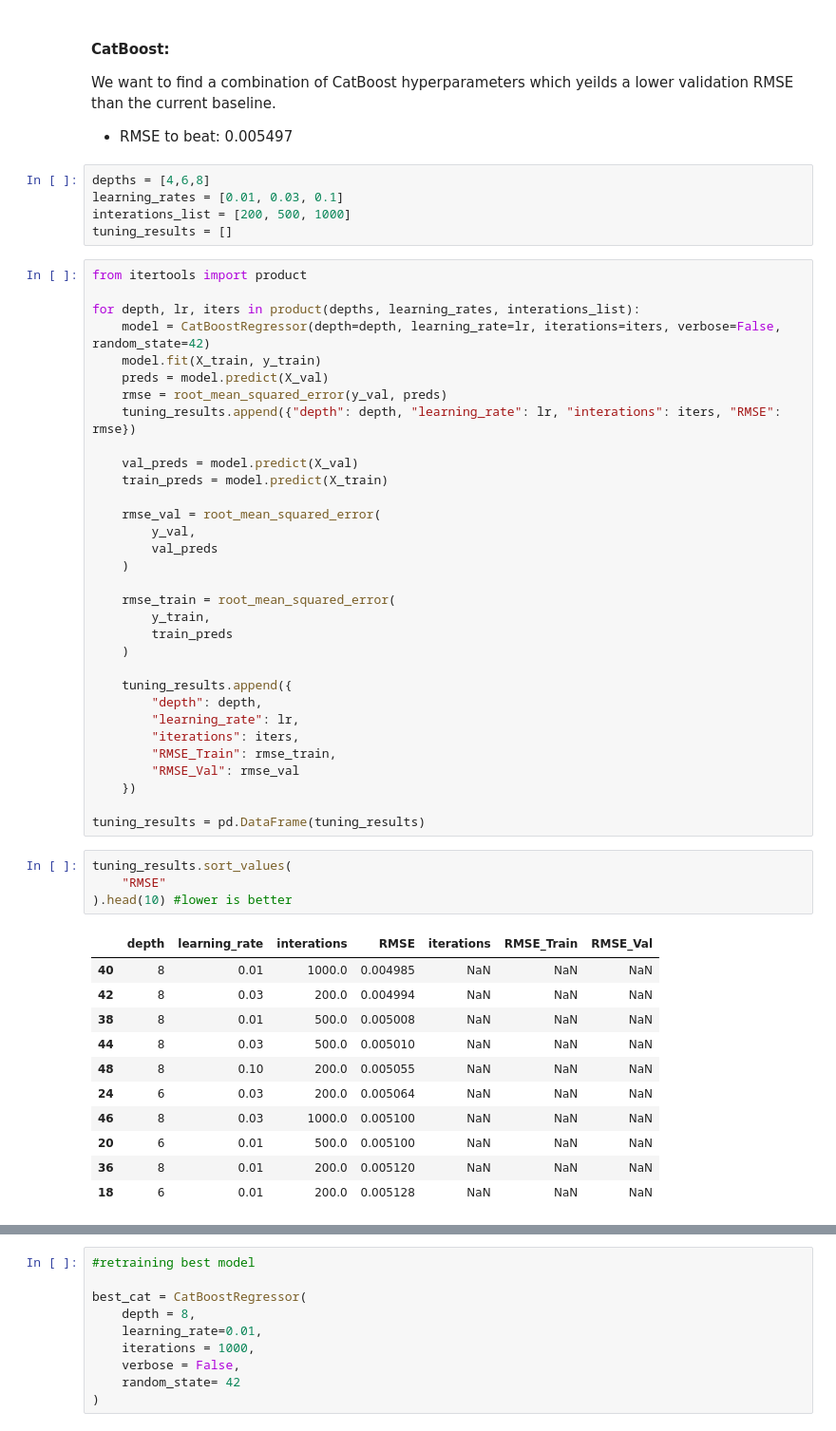
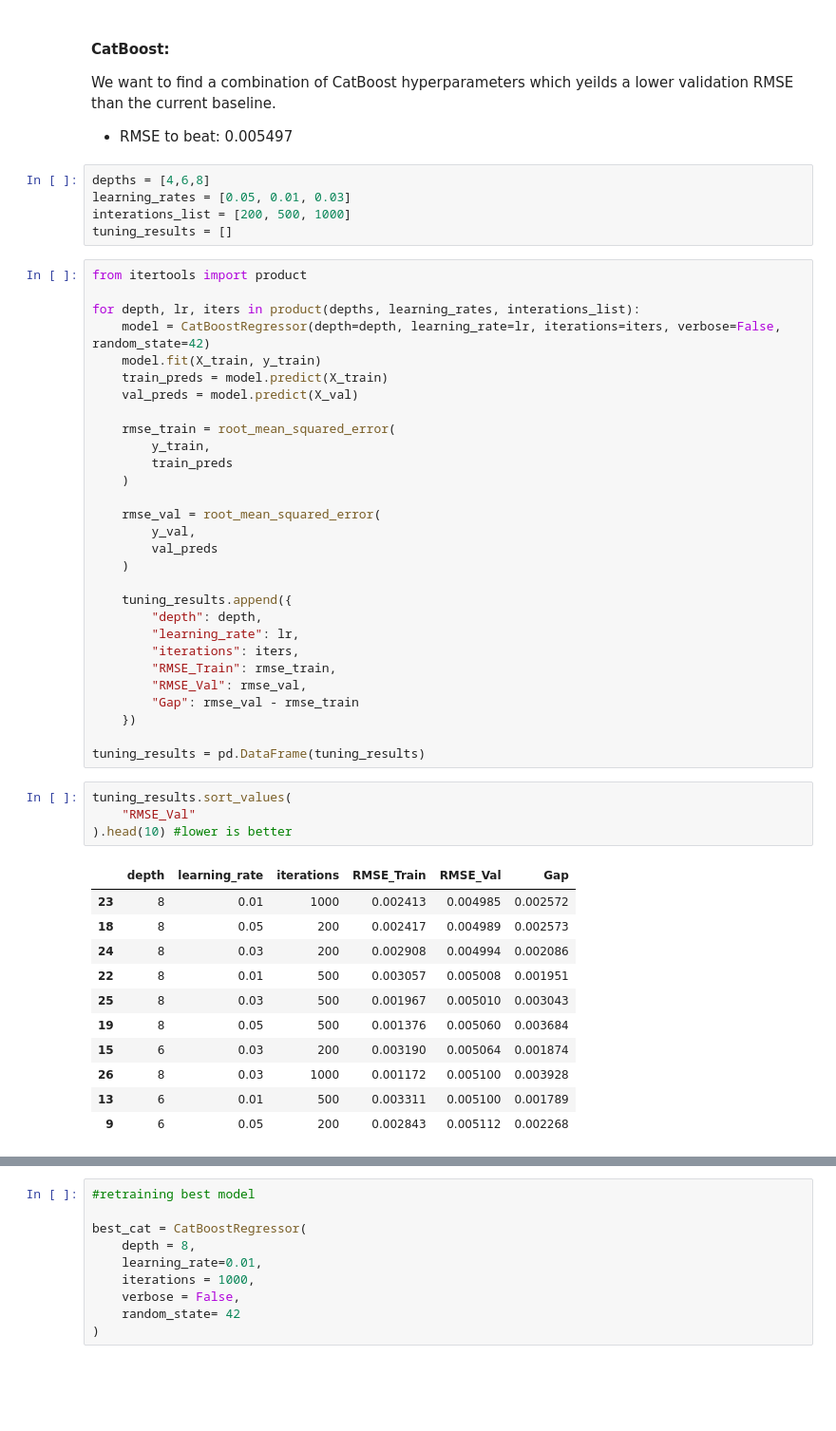
Before and after one commit to Noha-Jung3/Market-Volatility-Prediction, a Jupyter notebook: 04_ML_Models.ipynb, the cells around one changed output, grey strips where cells are left out. Shown at 95% size. Cells and saved outputs as stored; diff of their text form; blank space fills up the shorter version.

```diff
--- a/04_ML_Models.ipynb
+++ b/04_ML_Models.ipynb
@@ -405,7 +405,7 @@ We want to find a combination of CatBoost hyperparameters which yeilds a lower v
 - RMSE to beat: 0.005497
 # %%
 depths = [4,6,8]
-learning_rates = [0.01, 0.03, 0.1]
+learning_rates = [0.05, 0.01, 0.03]
 interations_list = [200, 500, 1000]
 tuning_results = []
 # %%
@@ -414,21 +414,17 @@ from itertools import product
 for depth, lr, iters in product(depths, learning_rates, interations_list):
     model = CatBoostRegressor(depth=depth, learning_rate=lr, iterations=iters, verbose=False, random_state=42)
     model.fit(X_train, y_train)
-    preds = model.predict(X_val)
-    rmse = root_mean_squared_error(y_val, preds)
-    tuning_results.append({"depth": depth, "learning_rate": lr, "interations": iters, "RMSE": rmse})
+    train_preds = model.predict(X_train)
+    val_preds = model.predict(X_val)
 
-    val_preds = model.predict(X_val)
-    train_preds = model.predict(X_train)
+    rmse_train = root_mean_squared_error(
+        y_train,
+        train_preds
+    )
 
     rmse_val = root_mean_squared_error(
         y_val,
         val_preds
-    )
-
-    rmse_train = root_mean_squared_error(
-        y_train,
-        train_preds
     )
 
     tuning_results.append({
@@ -436,23 +432,24 @@ for depth, lr, iters in product(depths, learning_rates, interations_list):
         "learning_rate": lr,
         "iterations": iters,
         "RMSE_Train": rmse_train,
-        "RMSE_Val": rmse_val
+        "RMSE_Val": rmse_val,
+        "Gap": rmse_val - rmse_train
     })
 
 tuning_results = pd.DataFrame(tuning_results)
 # %%
 tuning_results.sort_values(
-    "RMSE"
+    "RMSE_Val"
 ).head(10) #lower is better
 # %% [output]
-|  | depth | learning_rate | interations | RMSE | iterations | RMSE_Train | RMSE_Val |
-| 40 | 8 | 0.01 | 1000.0 | 0.004985 | NaN | NaN | NaN |
-| 42 | 8 | 0.03 | 200.0 | 0.004994 | NaN | NaN | NaN |
-| 38 | 8 | 0.01 | 500.0 | 0.005008 | NaN | NaN | NaN |
-| 44 | 8 | 0.03 | 500.0 | 0.005010 | NaN | NaN | NaN |
-| 48 | 8 | 0.10 | 200.0 | 0.005055 | NaN | NaN | NaN |
-| 24 | 6 | 0.03 | 200.0 | 0.005064 | NaN | NaN | NaN |
-| 46 | 8 | 0.03 | 1000.0 | 0.005100 | NaN | NaN | NaN |
-| 20 | 6 | 0.01 | 500.0 | 0.005100 | NaN | NaN | NaN |
-| 36 | 8 | 0.01 | 200.0 | 0.005120 | NaN | NaN | NaN |
-| 18 | 6 | 0.01 | 200.0 | 0.005128 | NaN | NaN | NaN |
+|  | depth | learning_rate | iterations | RMSE_Train | RMSE_Val | Gap |
+| 23 | 8 | 0.01 | 1000 | 0.002413 | 0.004985 | 0.002572 |
+| 18 | 8 | 0.05 | 200 | 0.002417 | 0.004989 | 0.002573 |
+| 24 | 8 | 0.03 | 200 | 0.002908 | 0.004994 | 0.002086 |
+| 22 | 8 | 0.01 | 500 | 0.003057 | 0.005008 | 0.001951 |
+| 25 | 8 | 0.03 | 500 | 0.001967 | 0.005010 | 0.003043 |
+| 19 | 8 | 0.05 | 500 | 0.001376 | 0.005060 | 0.003684 |
+| 15 | 6 | 0.03 | 200 | 0.003190 | 0.005064 | 0.001874 |
+| 26 | 8 | 0.03 | 1000 | 0.001172 | 0.005100 | 0.003928 |
+| 13 | 6 | 0.01 | 500 | 0.003311 | 0.005100 | 0.001789 |
+| 9 | 6 | 0.05 | 200 | 0.002843 | 0.005112 | 0.002268 |
```
Also changed, not shown: parts of 14 cells of this notebook, 6 other files.
